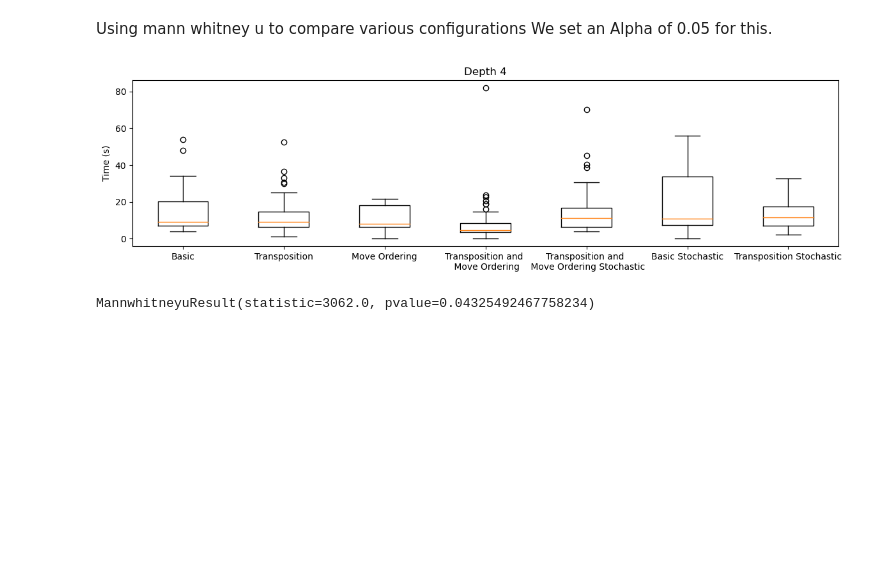
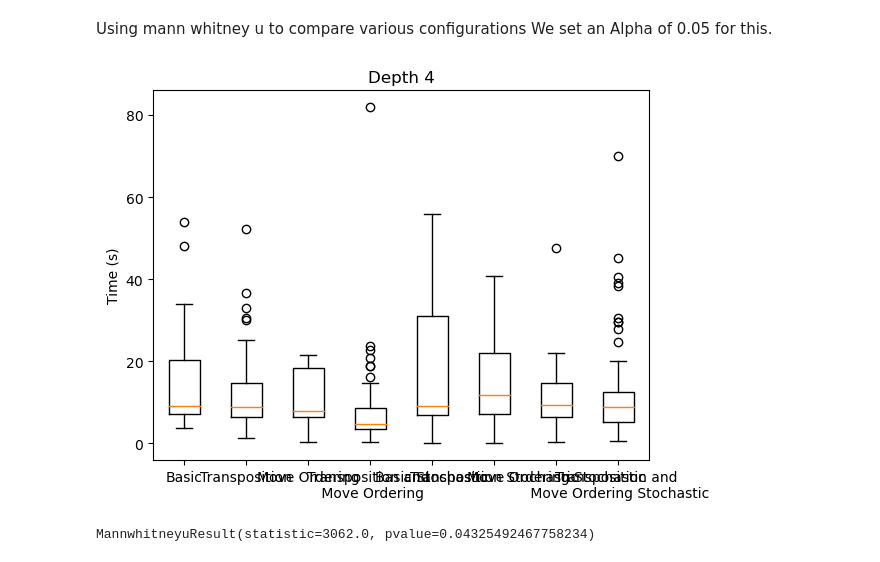
Before and after one commit to doodman06/Alpha-Betav2, a Jupyter notebook: Logs/PythonComparison.ipynb, the cells around one changed output. Drawn from its saved outputs; the diff is of its cells as text; code cells hidden in the pictures; blank space fills up the shorter version.

```diff
--- a/Logs/PythonComparison.ipynb
+++ b/Logs/PythonComparison.ipynb
@@ -12,9 +12,11 @@ basicTime4Deterministic = np.genfromtxt('timeBasicDepth4Deterministictrue.txt',
 timeTranspostion4Deterministic = np.genfromtxt('timeTranspositionDepth4Deterministictrue.txt', dtype=float, delimiter=',')[:-1]
 timeMoveOrdering4Deterministic = np.genfromtxt('timeMoveOrderingDepth4Deterministictrue.txt', dtype=float, delimiter=',')[:-1]
 timeTranspostionMoveOrdering4Deterministic = np.genfromtxt('timeTranspositionMoveOrderingDepth4Deterministictrue.txt', dtype=float, delimiter=',')[:-1]
-timeTranspostionMoveOrdering4Stochastic = np.genfromtxt('timeTranspositionMoveOrderingDepth4Deterministicfalse.txt', dtype=float, delimiter=',')[:-1]
+
 basicTime4Stochastic = np.genfromtxt('timeBasicDepth4Deterministicfalse.txt', dtype=float, delimiter=',')[:-1]
 timeTranspostion4Stochastic = np.genfromtxt('timeTranspositionDepth4Deterministicfalse.txt', dtype=float, delimiter=',')[:-1]
+timeMoveOrdering4Stochastic = np.genfromtxt('timeMoveOrderingDepth4Deterministicfalse.txt', dtype=float, delimiter=',')[:-1]
+timeTranspostionMoveOrdering4Stochastic = np.genfromtxt('timeTranspositionMoveOrderingDepth4Deterministicfalse.txt', dtype=float, delimiter=',')[:-1]
 # %% [markdown]
 # Comparisons at Depth 4 Deterministic
 # %% [markdown]
@@ -22,13 +24,13 @@ Using mann whitney u to compare various configurations
 We set an Alpha of 0.05 for this.
 # %%
 plt.figure()
-plt.boxplot([basicTime4Deterministic, timeTranspostion4Deterministic, timeMoveOrdering4Deterministic, timeTranspostionMoveOrdering4Deterministic, timeTranspostionMoveOrdering4Stochastic, basicTime4Stochastic, timeTranspostion4Stochastic],
-             labels=['Basic', 'Transposition', 'Move Ordering', 'Transposition and \n Move Ordering', 'Transposition and \n Move Ordering Stochastic', 'Basic Stochastic', 'Transposition Stochastic'])
+plt.boxplot([basicTime4Deterministic, timeTranspostion4Deterministic, timeMoveOrdering4Deterministic, timeTranspostionMoveOrdering4Deterministic,basicTime4Stochastic, timeTranspostion4Stochastic, timeMoveOrdering4Stochastic, timeTranspostionMoveOrdering4Stochastic],
+             labels=['Basic', 'Transposition', 'Move Ordering', 'Transposition and \n Move Ordering',  'Basic Stochastic', 'Transposition Stochastic', 'Move Ordering Stochastic'  ,'Transposition and \n Move Ordering Stochastic',])
 plt.ylabel('Time (s)')
 plt.title('Depth 4')
 plt.show()
 # %% [output]
-[figure, old version]
+[figure, new version]
 # %%
 mannwhitneyu(timeTranspostion4Deterministic, basicTime4Deterministic, alternative='less')
 # %% [output]
```
Also changed, not shown: parts of 7 cells of this notebook, 7 other files.
